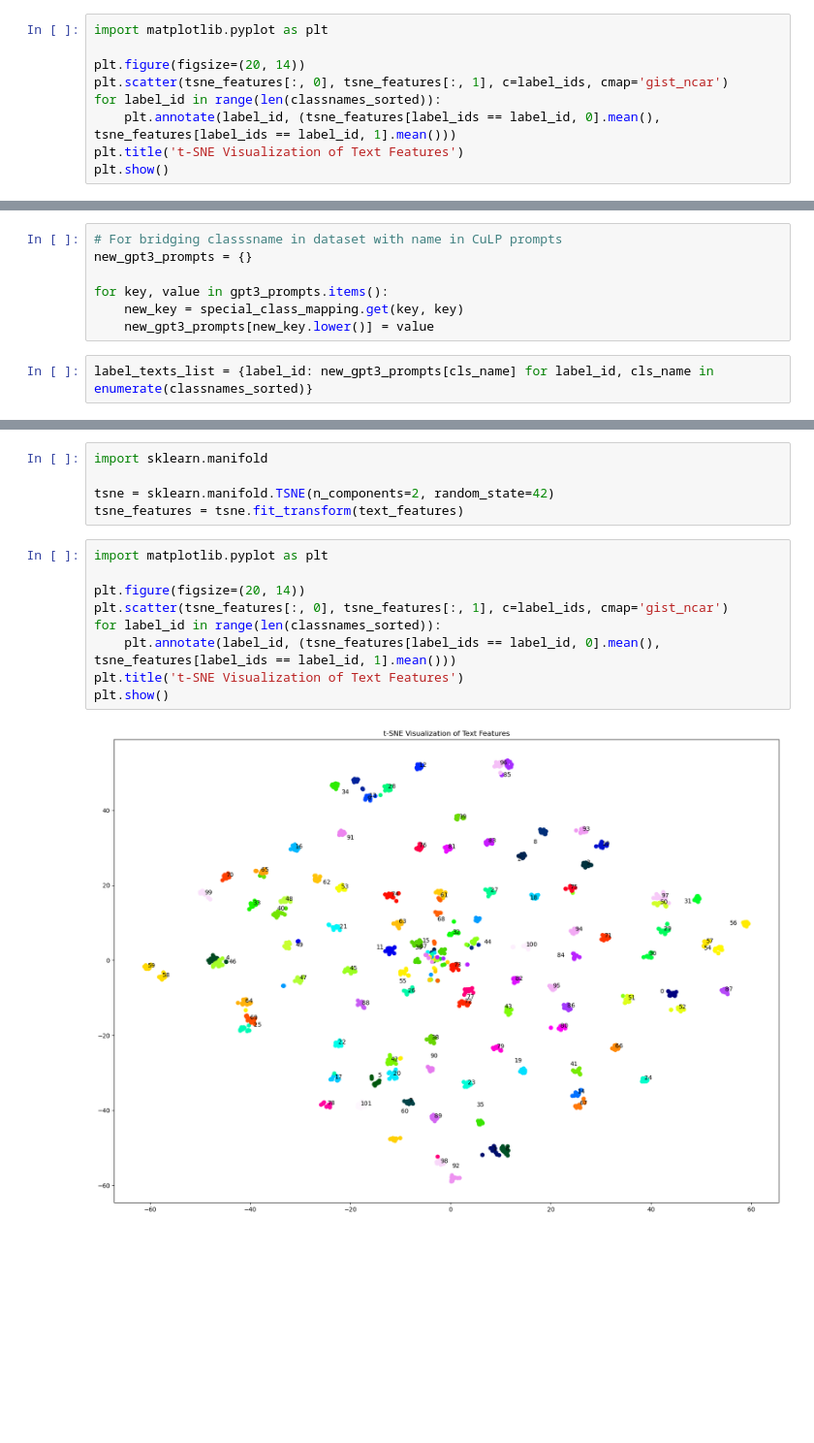
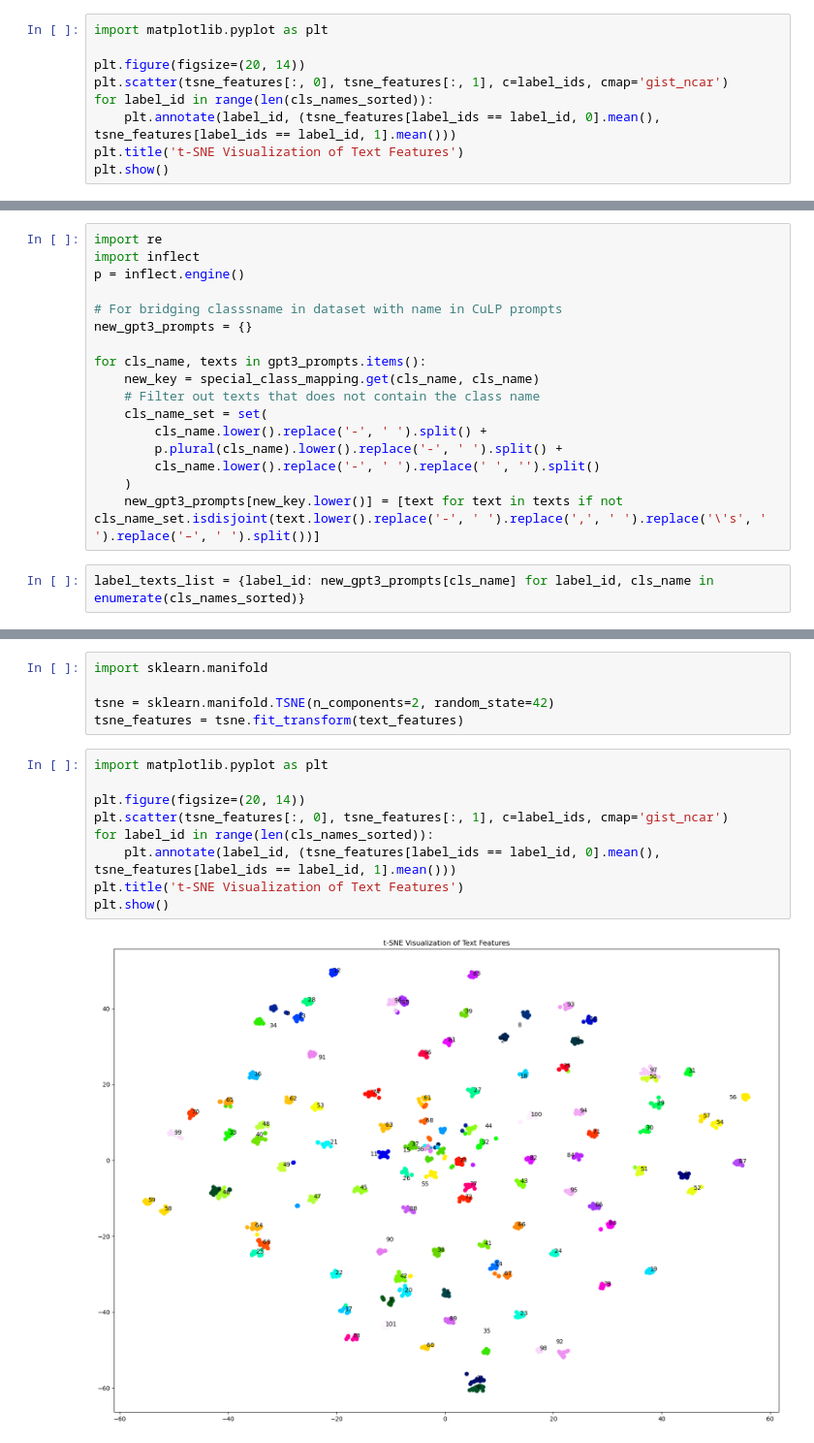
Before and after one commit to oz-e/applied-ml, a Jupyter notebook: tSNE_similarity_on_text_flower.ipynb, the cells around one changed output, grey strips where cells are left out. Shown at 97% size. Drawn from its saved outputs; the diff is of its cells as text; blank space fills up the shorter version.

```diff
--- a/tSNE_similarity_on_text_flower.ipynb
+++ b/tSNE_similarity_on_text_flower.ipynb
@@ -161,7 +161,7 @@ import matplotlib.pyplot as plt
 
 plt.figure(figsize=(20, 14))
 plt.scatter(tsne_features[:, 0], tsne_features[:, 1], c=label_ids, cmap='gist_ncar')
-for label_id in range(len(classnames_sorted)):
+for label_id in range(len(cls_names_sorted)):
     plt.annotate(label_id, (tsne_features[label_ids == label_id, 0].mean(), tsne_features[label_ids == label_id, 1].mean()))
 plt.title('t-SNE Visualization of Text Features')
 plt.show()
@@ -178,15 +178,25 @@ special_class_mapping = {
     'pink and yellow dahlia': 'pink-yellow dahlia',
     'air plant': 'ball moss',
 }
-# %%
-# For bridging classsname in dataset with name in CuLP prompts
-new_gpt3_prompts = {}
-
-for key, value in gpt3_prompts.items():
-    new_key = special_class_mapping.get(key, key)
-    new_gpt3_prompts[new_key.lower()] = value
+# %%
+import re
+import inflect
+p = inflect.engine()
+
+# For bridging classsname in dataset with name in CuLP prompts
+new_gpt3_prompts = {}
+
+for cls_name, texts in gpt3_prompts.items():
+    new_key = special_class_mapping.get(cls_name, cls_name)
+    # Filter out texts that does not contain the class name
+    cls_name_set = set(
+        cls_name.lower().replace('-', ' ').split() +
+        p.plural(cls_name).lower().replace('-', ' ').split() +
+        cls_name.lower().replace('-', ' ').replace(' ', '').split()
+    )
+    new_gpt3_prompts[new_key.lower()] = [text for text in texts if not cls_name_set.isdisjoint(text.lower().replace('-', ' ').replace(',', ' ').replace('\'s', ' ').replace('–', ' ').split())]
 # %%
-label_texts_list = {label_id: new_gpt3_prompts[cls_name] for label_id, cls_name in enumerate(classnames_sorted)}
+label_texts_list = {label_id: new_gpt3_prompts[cls_name] for label_id, cls_name in enumerate(cls_names_sorted)}
 # %%
 with torch.no_grad():
     label_ids = []
@@ -245,11 +255,11 @@ tsne_features = tsne.fit_transform(text_features)
 # %%
 import matplotlib.pyplot as plt
 
 plt.figure(figsize=(20, 14))
 plt.scatter(tsne_features[:, 0], tsne_features[:, 1], c=label_ids, cmap='gist_ncar')
-for label_id in range(len(classnames_sorted)):
+for label_id in range(len(cls_names_sorted)):
     plt.annotate(label_id, (tsne_features[label_ids == label_id, 0].mean(), tsne_features[label_ids == label_id, 1].mean()))
 plt.title('t-SNE Visualization of Text Features')
 plt.show()
 # %% [output]
-[figure, old version]
+[figure, new version]
```
Also changed, not shown: parts of 11 cells of this notebook.
